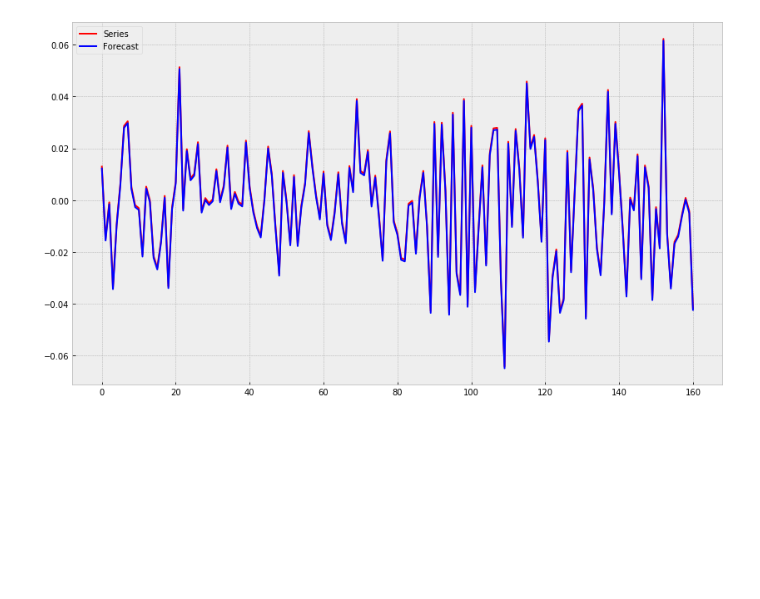
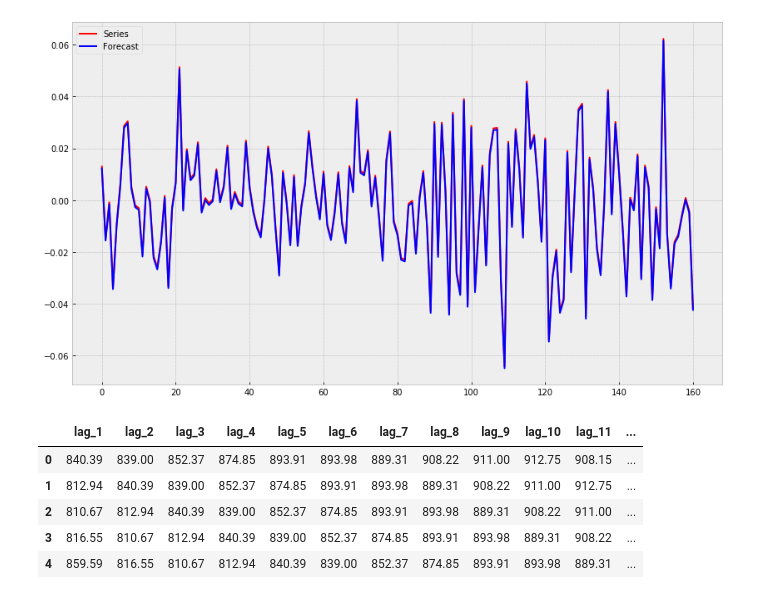
Before and after one commit to pgridchina/netology_pyda, a Jupyter notebook: TimeSeries3.ipynb, the cells around one changed output. Saved outputs shown, nothing was run; the diff lists cells and outputs as text; code cells hidden in the pictures; blank space fills up the shorter version.

```diff
--- a/TimeSeries3.ipynb
+++ b/TimeSeries3.ipynb
@@ -219,0 +246,9 @@ with plt.style.context('bmh'):
+# %%
+X_train.head()
+# %% [output]
+|  | lag_1 | lag_2 | lag_3 | lag_4 | lag_5 | lag_6 | lag_7 | lag_8 | lag_9 | lag_10 | lag_11 | ... |
+| 0 | 840.39 | 839.00 | 852.37 | 874.85 | 893.91 | 893.98 | 889.31 | 908.22 | 911.00 | 912.75 | 908.15 | ... |
+| 1 | 812.94 | 840.39 | 839.00 | 852.37 | 874.85 | 893.91 | 893.98 | 889.31 | 908.22 | 911.00 | 912.75 | ... |
+| 2 | 810.67 | 812.94 | 840.39 | 839.00 | 852.37 | 874.85 | 893.91 | 893.98 | 889.31 | 908.22 | 911.00 | ... |
+| 3 | 816.55 | 810.67 | 812.94 | 840.39 | 839.00 | 852.37 | 874.85 | 893.91 | 893.98 | 889.31 | 908.22 | ... |
+| 4 | 859.59 | 816.55 | 810.67 | 812.94 | 840.39 | 839.00 | 852.37 | 874.85 | 893.91 | 893.98 | 889.31 | ... |
```
Also changed, not shown: parts of 6 cells of this notebook.
